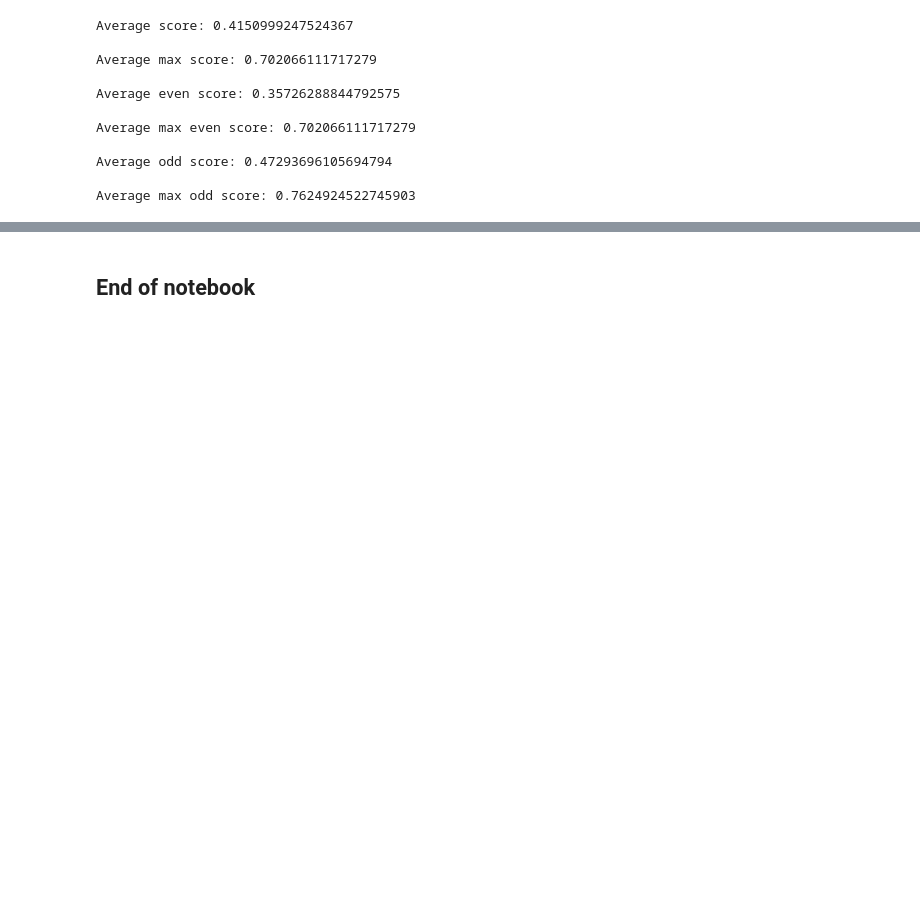
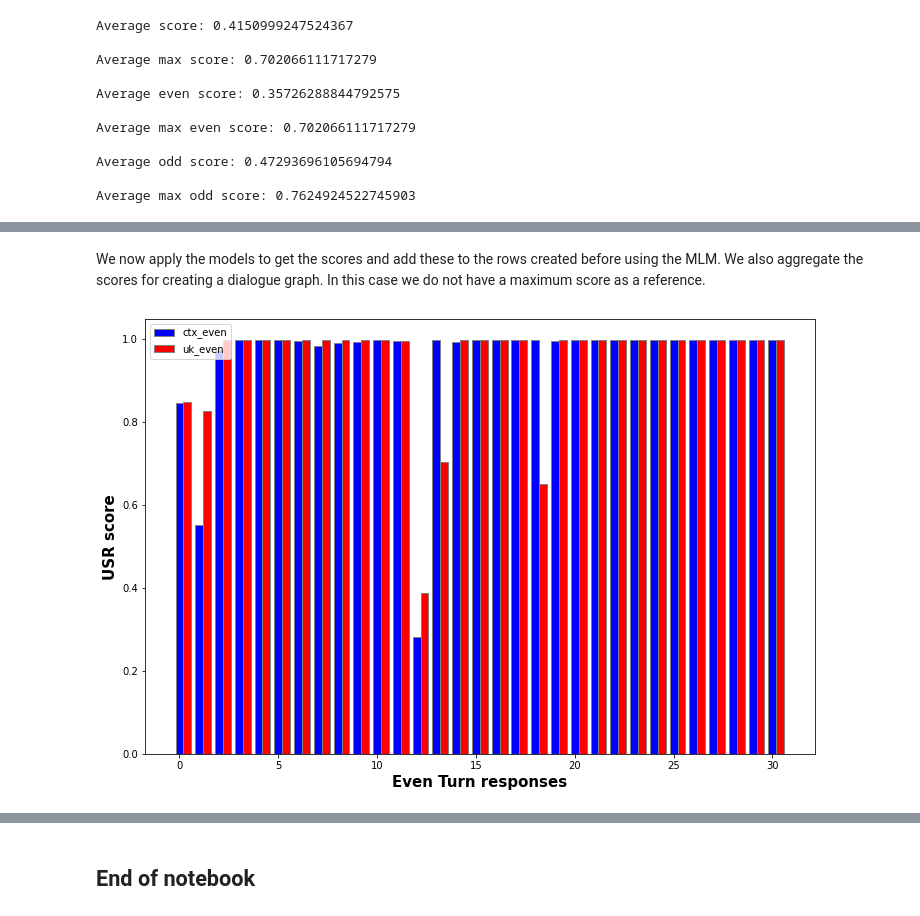
Before and after one commit to leolani/cltl-chatbots, a Jupyter notebook: src/notebooks/using_usr_dialogue_evaluation.ipynb, the cells around one changed output, grey strips where cells are left out. Cells and saved outputs as stored; diff of their text form; code cells hidden in the pictures; blank space fills up the shorter version.

Commit message:
dialogue evaluation with usr

```diff
--- a/src/notebooks/using_usr_dialogue_evaluation.ipynb
+++ b/src/notebooks/using_usr_dialogue_evaluation.ipynb
@@ -180,0 +166,6 @@ plt.legend()
+# %%
+model_path = 'adamlin/usr-topicalchat-ctx'
+model_ctx = USR_CTX(path=model_path)
+
+model_path = 'adamlin/usr-topicalchat-uk'
+model_uk = USR_CTX(path=model_path)
@@ -180,0 +179,35 @@ plt.legend()
+# %% [markdown]
+We now apply the models to get the scores and add these to the rows created before using the MLM. We also aggregate the scores for creating a dialogue graph. In this case we do not have a maximum score as a reference.
+# %%
+ctx_odd_scores=[]
+uk_odd_scores=[]
+ctx_even_scores=[]
+uk_even_scores=[]
+
+for index, row in enumerate(rows):
+    score_ctx = model_ctx.MCtx(row['Context'], row['System response'])
+    score_uk = model_uk.MCtx(row['Context'], row['System response'])
+
+    row['USR Context']=score_ctx
+    row['USR Use knowledge']=score_uk
+
+    if index % 2 == 0:
+        ctx_even_scores.append(score_ctx)
+        uk_even_scores.append(score_uk)
+    else:
+        ctx_odd_scores.append(score_ctx)
+        uk_odd_scores.append(score_uk)
+# %%
+br1 = np.arange(len(ctx_even_scores))
+br2 = [x + barWidth for x in br1]
+barWidth = 0.4
+fig = plt.subplots(figsize =(12, 8))
+
+plt.bar(br1, ctx_even_scores, color="b", width=barWidth, edgecolor="grey", label="ctx_even")
+plt.bar(br2, uk_even_scores, color="r", width=barWidth, edgecolor="grey", label="uk_even")
+plt.xlabel('Even Turn responses', fontweight ='bold', fontsize = 15)
+plt.ylabel('USR score', fontweight ='bold', fontsize = 15)
+plt.legend()
+plt.show()
+# %% [output]
+[figure, added]
```
Also changed, not shown: parts of 22 cells of this notebook.
